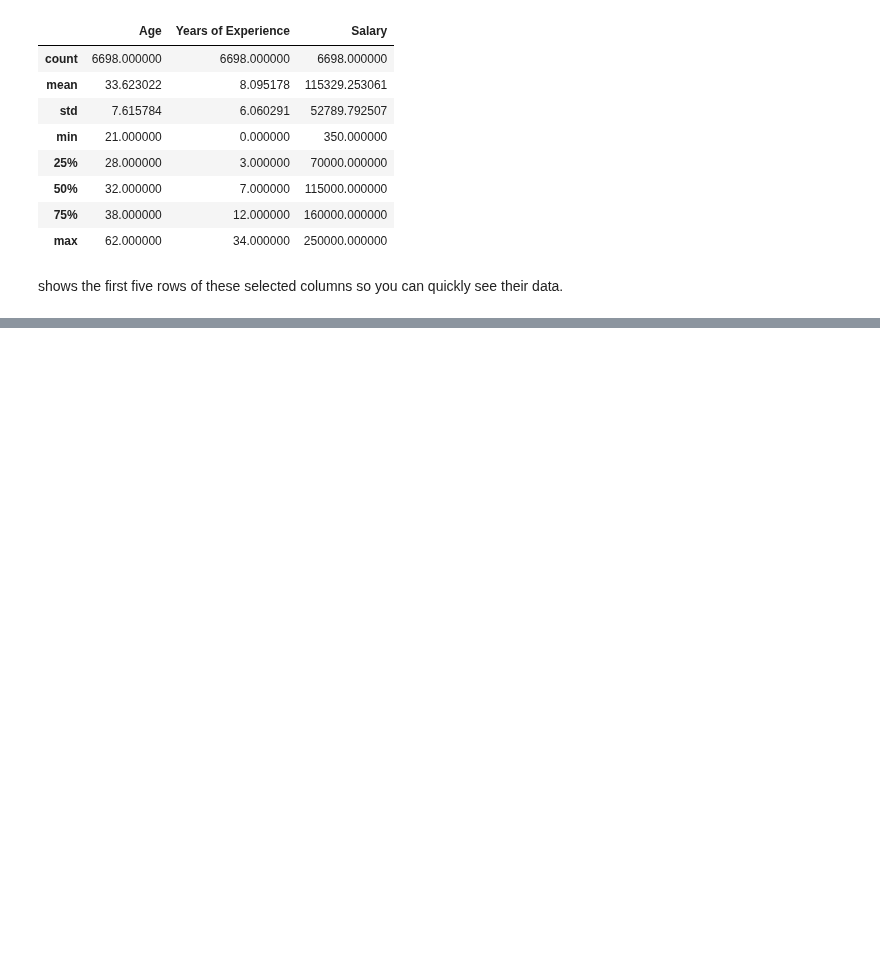
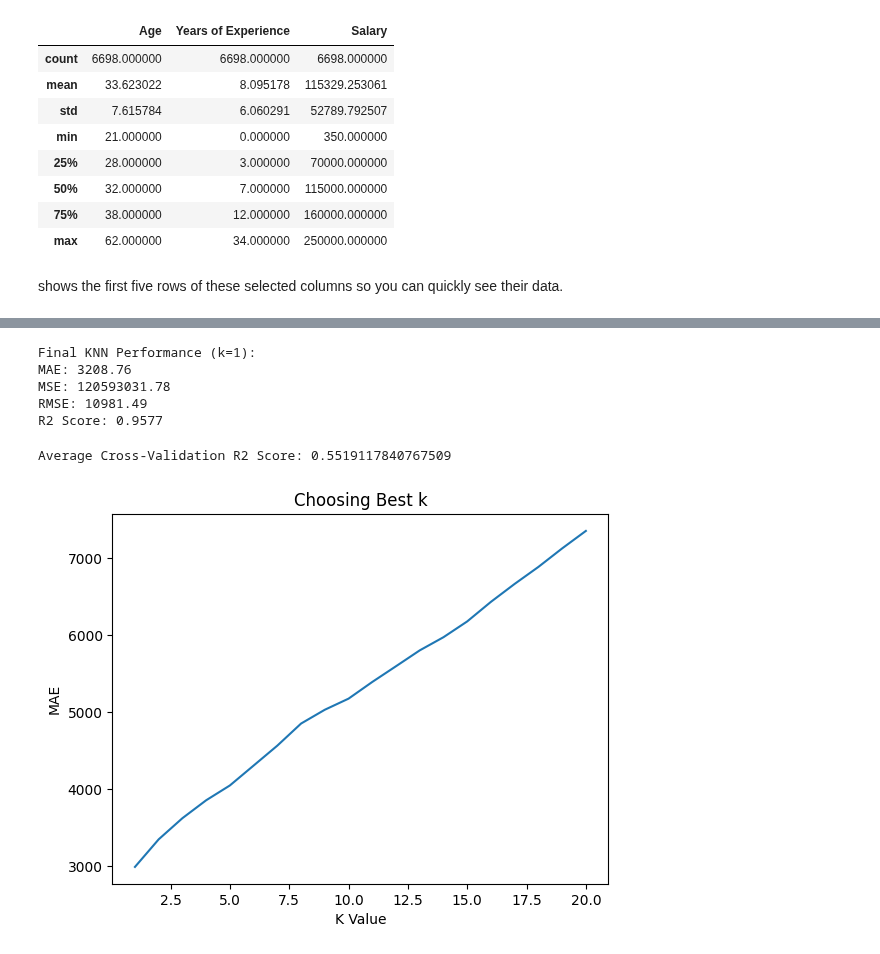
Before and after one commit to Suraweera1235/CS_Group_09_Salary_prediction, a Jupyter notebook: notebooks/Hiruna_FC111012/KNN.ipynb, the cells around one changed output, grey strips where cells are left out. Cells and saved outputs as stored; diff of their text form; code cells hidden in the pictures; blank space fills up the shorter version.

```diff
--- a/notebooks/Hiruna_FC111012/KNN.ipynb
+++ b/notebooks/Hiruna_FC111012/KNN.ipynb
@@ -302,0 +67,4 @@ Average Cross-Val R²: 0.9999824059222083
+# %%
+#Select features and target
+X = df.iloc[:, :-1]  # independent variables
+y = df.iloc[:, -1]   # salary column
@@ -302,0 +141,43 @@ Average Cross-Val R²: 0.9999824059222083
+# %%
+final_knn = KNeighborsRegressor(n_neighbors=best_k)
+final_knn.fit(X_train_scaled, y_train)
+y_pred_final = final_knn.predict(X_test_scaled)
+
+# Final metrics
+mae_f = mean_absolute_error(y_test, y_pred_final)
+mse_f = mean_squared_error(y_test, y_pred_final)
+rmse_f = mse_f ** 0.5
+r2_f = r2_score(y_test, y_pred_final)
+
+print('Final KNN Performance (k={}):'.format(best_k))
+print('MAE:', round(mae_f,2))
+print('MSE:', round(mse_f,2))
+print('RMSE:', round(rmse_f,2))
+print('R2 Score:', round(r2_f,4))
+# %% [output]
+Final KNN Performance (k=1):
+MAE: 3208.76
+MSE: 120593031.78
+RMSE: 10981.49
+R2 Score: 0.9577
+# %%
+# ✅ Cross Validation
+cv_scores = cross_val_score(model, X, y, cv=5, scoring='r2')
+print("Average Cross-Validation R2 Score:", cv_scores.mean())
+# %% [output]
+Average Cross-Validation R2 Score: 0.5519117840767509
+# %%
+errors = []
+for k in range(1, 21):
+    model = KNeighborsRegressor(n_neighbors=k)
+    model.fit(X_train, y_train)
+    pred = model.predict(X_test)
+    errors.append(mean_absolute_error(y_test, pred))
+
+plt.plot(range(1,21), errors)
+plt.xlabel('K Value')
+plt.ylabel('MAE')
+plt.title('Choosing Best k')
+plt.show()
+# %% [output]
+[figure, added]
```
Also changed, not shown: parts of 44 cells of this notebook.
